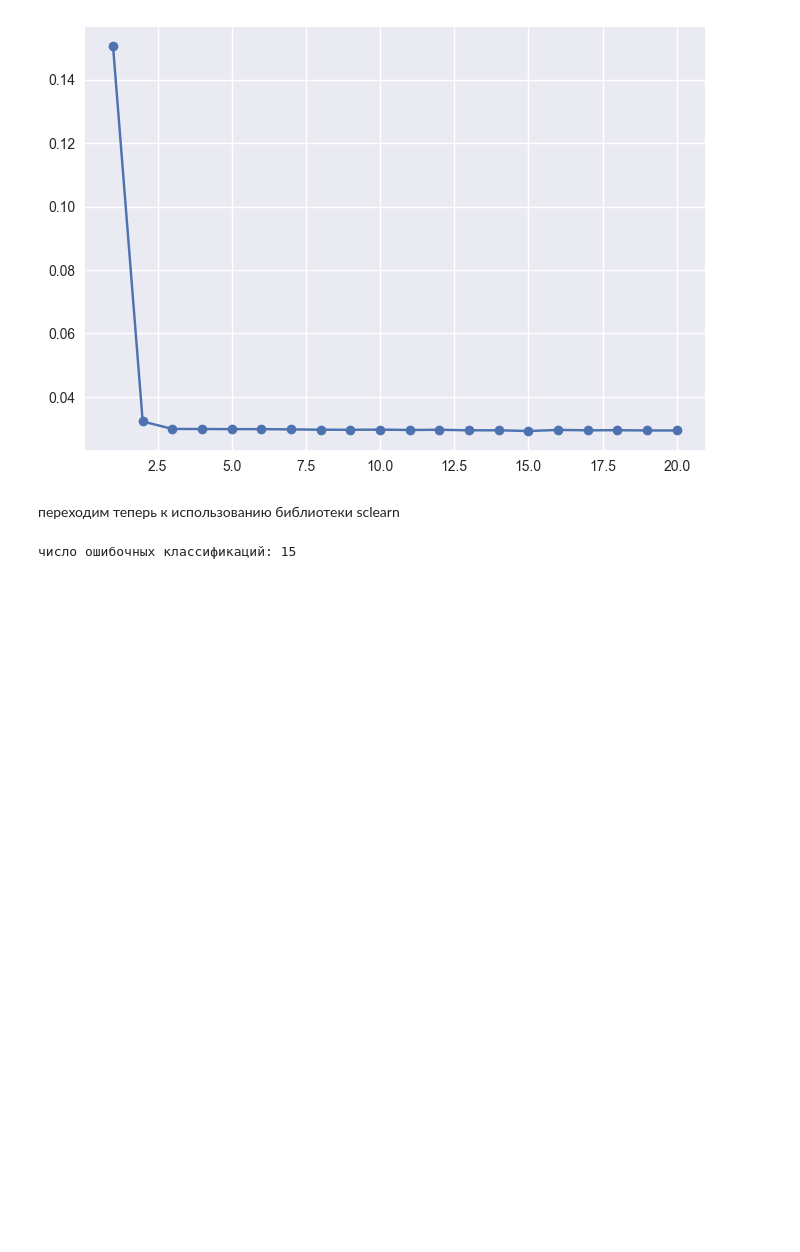
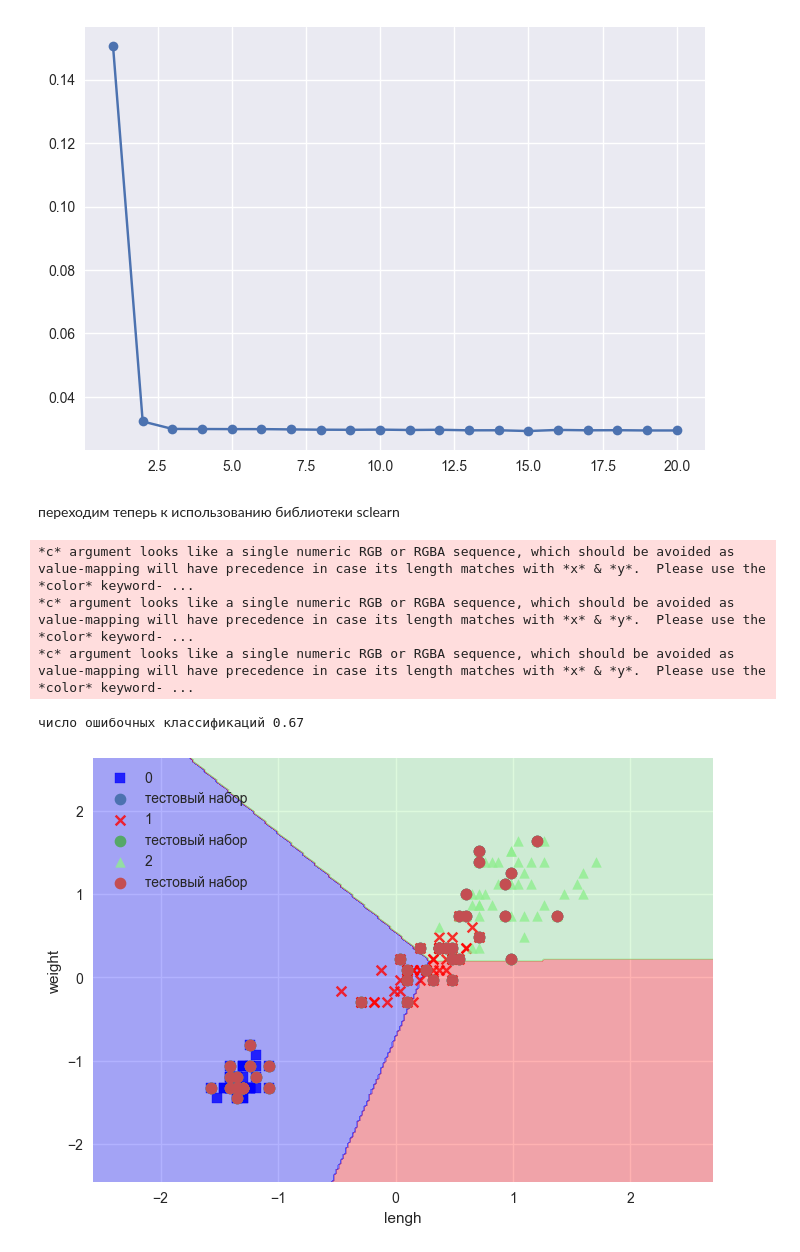
Before and after one commit to Asdergh/Drone_kit, a Jupyter notebook: Untitled-1.ipynb, the cells around one changed output. Saved outputs shown, nothing was run; the diff lists cells and outputs as text; code cells hidden in the pictures; blank space fills up the shorter version.

```diff
--- a/Untitled-1.ipynb
+++ b/Untitled-1.ipynb
@@ -95,7 +95,7 @@ plt.show()
 # %% [markdown]
 создадим функцию для отрисовки полученного из n - классов решений нащим перцептроном
 # %%
-def generate_desition_plot(X, Y, classifier,  frequency=0.02):
+def generate_desition_plot(X, Y, classifier,  frequency=0.02, test_idx=None):
     markers = ["s", "x", "^", "v", "o"]
     colors = ["blue", "red", "lightgreen", "gray", "cyan"]
     cmap = mcolors.ListedColormap(colors[:len(np.unique(Y))])
@@ -108,7 +108,7 @@ def generate_desition_plot(X, Y, classifier,  frequency=0.02):
     xx1_grid, xx2_grid = np.meshgrid(np.arange(x1_min, x1_max, frequency),
     np.arange(x2_min, x2_max, frequency))
 
-    Z = classifier.prediction(np.array([xx1_grid.ravel(), xx2_grid.ravel()]).T)
+    Z = classifier.predict(np.array([xx1_grid.ravel(), xx2_grid.ravel()]).T)
     Z = Z.reshape(xx1_grid.shape)
 
     plt.contourf(xx1_grid, xx2_grid, Z, alpha=0.3, cmap=cmap)
@@ -116,7 +116,13 @@ def generate_desition_plot(X, Y, classifier,  frequency=0.02):
     plt.ylim(xx2_grid.min(), xx2_grid.max())
 
     for (index, cls) in enumerate(np.unique(Y)):
-        plt.scatter(x=X[Y==cls, 0], y=X[Y==cls, 1], alpha=0.8, c=cmap(index), marker=markers[index], label=cls)
+        plt.scatter(x=X[Y==cls, 0], y=X[Y==cls, 1], alpha=0.8,
+                    c=cmap(index), marker=markers[index], label=cls)
+
+        if test_idx:
+            X_test, y_test = X[test_idx, :], y[test_idx]
+            plt.scatter(X_test[:, 0], X_test[:, 1], alpha=1.0, linewidth=1, marker="o",
+                        s=55, label="тестовый набор")
 # %%
 generate_desition_plot(X, y, classifier=pn)
 plt.xlabel("длинна чашелистиника")
@@ -306,24 +312,40 @@ plt.show()
 # %%
 from sklearn import datasets
 from sklearn.model_selection import train_test_split
 from sklearn.preprocessing import StandardScaler
-import sklearn.linear_model as linear_model
-
+from sklearn.linear_model import Perceptron
+from sklearn.metrics import accuracy_score
 
 iris = datasets.load_iris()
 X = iris.data[:, [2, 3]]
-Y = iris.target
-X_train, X_test, y_train, y_test = train_test_split(X, Y, test_size=0.3, random_state=0)
+y = iris.target
 
-sc = StandardScaler().fit(X_train)
+X_train, X_test, y_train, y_test = train_test_split(X, y, test_size=0.3, random_state=0)
+
+sc = StandardScaler()
+sc.fit(X_train)
 
 X_train_std = sc.transform(X_train)
 X_test_std = sc.transform(X_test)
 
-ppn = linear_model.Perceptron(max_iter=40, eta0=0.001,  random_state=0)
+ppn = Perceptron(max_iter=40, eta0=0.01, random_state=0)
 ppn.fit(X_train_std, y_train)
 
 y_pred = ppn.predict(X_test_std)
-print(f"число ошибочных классификаций: {(y_test != y_pred).sum()}")
+print("число ошибочных классификаций %.2f" % accuracy_score(y_test, y_pred))
+
+
+X_combination_std = np.vstack((X_train_std, X_test_std))
+Y_combination = np.hstack((y_train, y_test))
+
+generate_desition_plot(X=X_combination_std, Y=Y_combination, classifier=ppn, test_idx=range(105, 150))
+plt.xlabel("lengh")
+plt.ylabel("weight")
+plt.legend(loc="upper left")
+plt.show()
 # %% [output]
-число ошибочных классификаций: 15
+*c* argument looks like a single numeric RGB or RGBA sequence, which should be avoided as value-mapping will have precedence in case its length matches with *x* & *y*.  Please use the *color* keyword- ...
+*c* argument looks like a single numeric RGB or RGBA sequence, which should be avoided as value-mapping will have precedence in case its length matches with *x* & *y*.  Please use the *color* keyword- ...
+*c* argument looks like a single numeric RGB or RGBA sequence, which should be avoided as value-mapping will have precedence in case its length matches with *x* & *y*.  Please use the *color* keyword- ...
+число ошибочных классификаций 0.67
+[figure, added]
```
Also changed, not shown: parts of 1 cell of this notebook, 5 other files.
